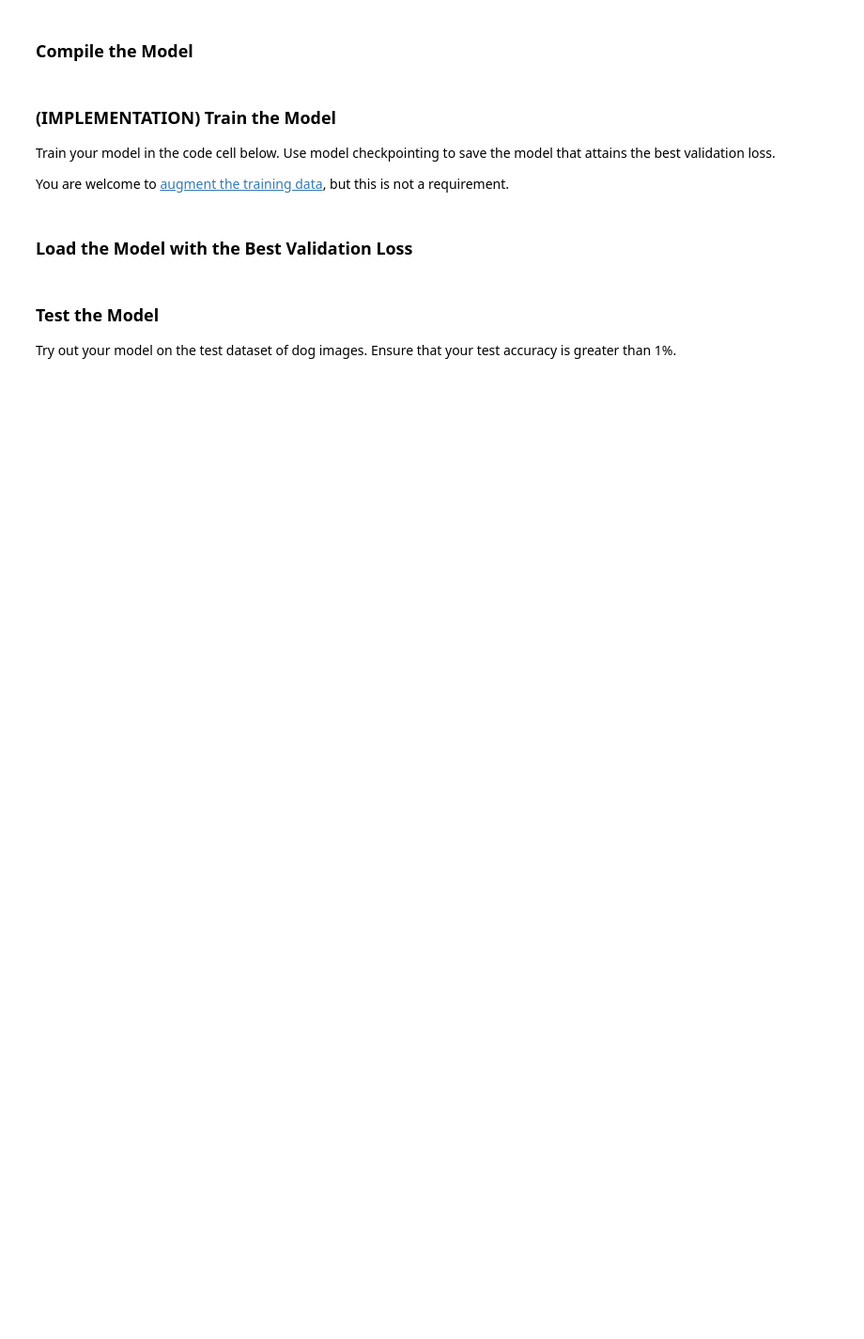
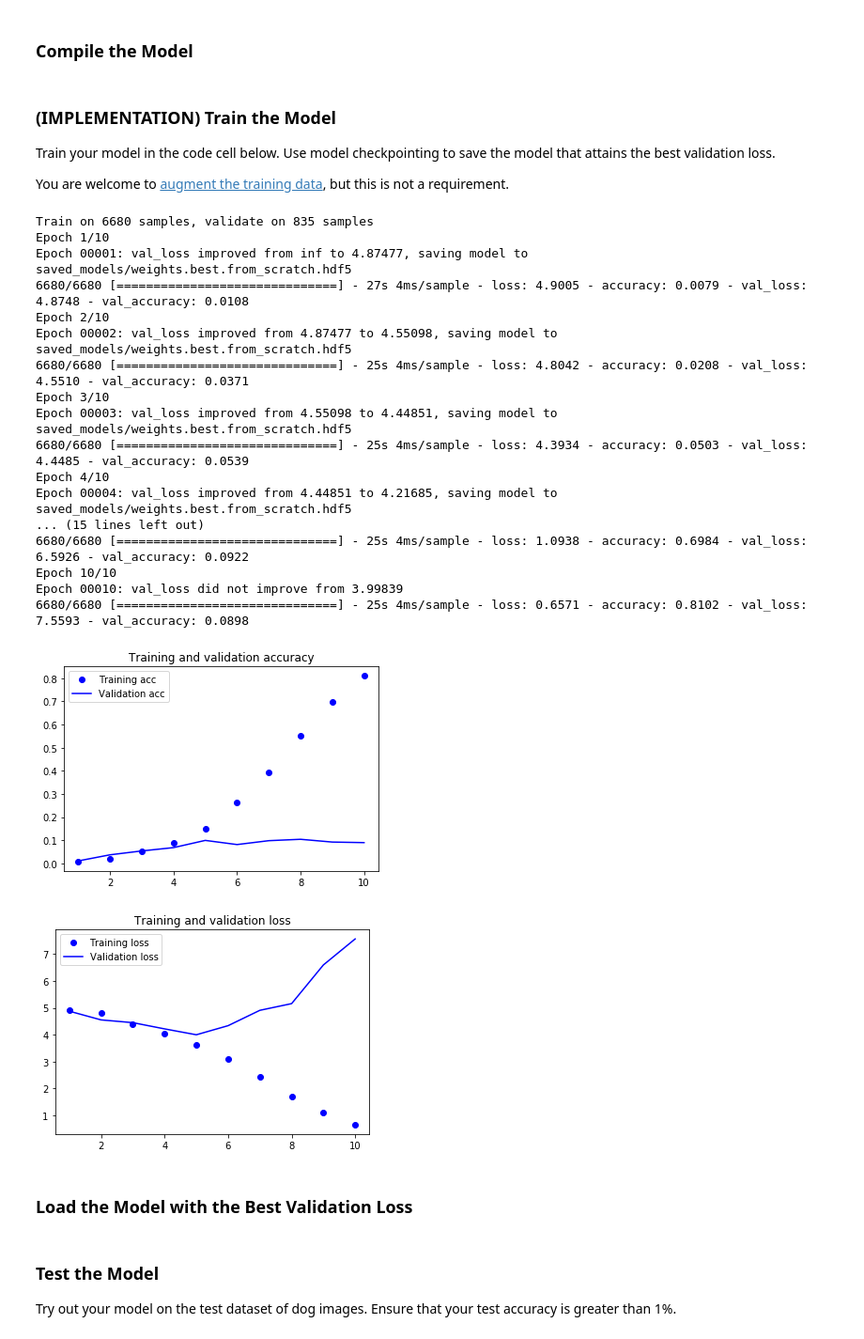
Before and after one commit to ikrambabai/dog-project, a Jupyter notebook: dog_app.ipynb, the cells around one changed output. Shown at 94% size. Saved outputs shown, nothing was run; the diff lists cells and outputs as text; code cells hidden in the pictures; blank space fills up the shorter version.

```diff
--- a/dog_app.ipynb
+++ b/dog_app.ipynb
@@ -398,20 +425,62 @@ Train your model in the code cell below.  Use model checkpointing to save the mo
 
 You are welcome to [augment the training data](https://blog.keras.io/building-powerful-image-classification-models-using-very-little-data.html), but this is not a requirement.
 # %%
-from keras.callbacks import ModelCheckpoint
+from tensorflow.keras.callbacks import ModelCheckpoint
 
 ### TODO: specify the number of epochs that you would like to use to train the model.
 
-epochs = ...
+
+epochs = 10
 
 ### Do NOT modify the code below this line.
 
 checkpointer = ModelCheckpoint(filepath='saved_models/weights.best.from_scratch.hdf5',
                                verbose=1, save_best_only=True)
 
-model.fit(train_tensors, train_targets,
+history = model.fit(train_tensors, train_targets,
           validation_data=(valid_tensors, valid_targets),
           epochs=epochs, batch_size=20, callbacks=[checkpointer], verbose=1)
+
+# Plotting
+acc = history.history['accuracy']
+val_acc = history.history['val_accuracy']
+loss = history.history['loss']
+val_loss = history.history['val_loss']
+epochs = range(1, len(acc) + 1)
+
+plt.plot(epochs, acc, 'bo', label='Training acc')
+plt.plot(epochs, val_acc, 'b', label='Validation acc')
+plt.title('Training and validation accuracy')
+plt.legend()
+
+plt.figure()
+
+plt.plot(epochs, loss, 'bo', label='Training loss')
+plt.plot(epochs, val_loss, 'b', label='Validation loss')
+plt.title('Training and validation loss')
+plt.legend()
+
+plt.show()
+# %% [output]
+Train on 6680 samples, validate on 835 samples
+Epoch 1/10
+Epoch 00001: val_loss improved from inf to 4.87477, saving model to saved_models/weights.best.from_scratch.hdf5
+6680/6680 [==============================] - 27s 4ms/sample - loss: 4.9005 - accuracy: 0.0079 - val_loss: 4.8748 - val_accuracy: 0.0108
+Epoch 2/10
+Epoch 00002: val_loss improved from 4.87477 to 4.55098, saving model to saved_models/weights.best.from_scratch.hdf5
+6680/6680 [==============================] - 25s 4ms/sample - loss: 4.8042 - accuracy: 0.0208 - val_loss: 4.5510 - val_accuracy: 0.0371
+Epoch 3/10
+Epoch 00003: val_loss improved from 4.55098 to 4.44851, saving model to saved_models/weights.best.from_scratch.hdf5
+6680/6680 [==============================] - 25s 4ms/sample - loss: 4.3934 - accuracy: 0.0503 - val_loss: 4.4485 - val_accuracy: 0.0539
+Epoch 4/10
+Epoch 00004: val_loss improved from 4.44851 to 4.21685, saving model to saved_models/weights.best.from_scratch.hdf5
+... (15 lines left out)
+6680/6680 [==============================] - 25s 4ms/sample - loss: 1.0938 - accuracy: 0.6984 - val_loss: 6.5926 - val_accuracy: 0.0922
+Epoch 10/10
+Epoch 00010: val_loss did not improve from 3.99839
+6680/6680 [==============================] - 25s 4ms/sample - loss: 0.6571 - accuracy: 0.8102 - val_loss: 7.5593 - val_accuracy: 0.0898
+[figure, added]
+[figure, added]
 # %% [markdown]
 ### Load the Model with the Best Validation Loss
 # %%
```
Also changed, not shown: parts of 21 cells of this notebook, 3 other files.
